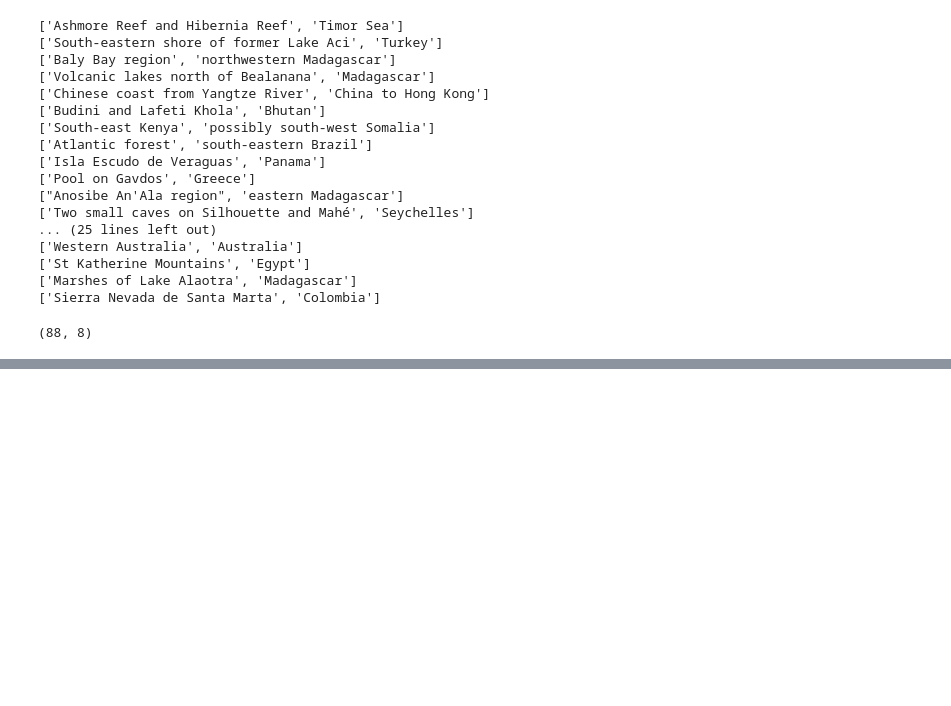
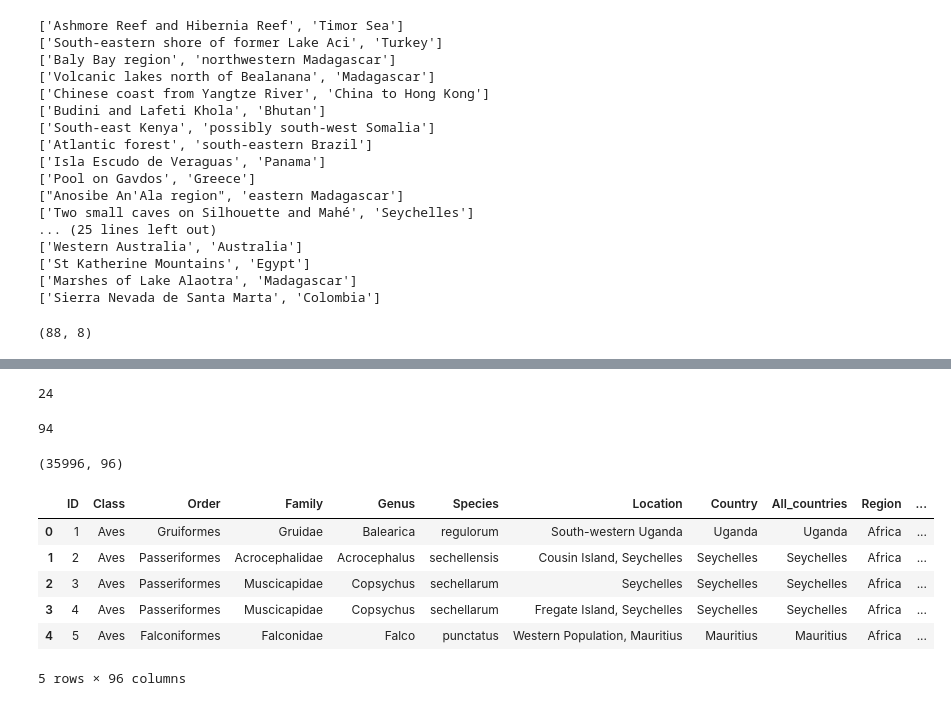
Before and after one commit to AbdelrahmanBekhit/EndangeredAnimal, a Jupyter notebook: endangeredSpecies.ipynb, the cells around one changed output, grey strips where cells are left out. Cells and saved outputs as stored; diff of their text form; code cells hidden in the pictures; blank space fills up the shorter version.

```diff
--- a/endangeredSpecies.ipynb
+++ b/endangeredSpecies.ipynb
@@ -175,0 +208,3 @@ IndexError: list index out of range
+# %%
+#drop irrelevant columns like citation, data provider, etc
+df2 = trainingSet.drop(columns=['Binomial','Replicate','Included in LPR2024','Citation', 'Unnamed: 102'])
@@ -175,0 +231,2 @@ IndexError: list index out of range
+# %%
+df2 = df2.drop(columns=['Common_name', 'Subspecies'])
@@ -175,0 +255,34 @@ IndexError: list index out of range
+# %%
+#drop rows with nan values for Class
+df2 = df2.dropna(subset=['Class'])
+
+df2.shape
+
+#find column range for years 1950 to 2020
+df2.columns.get_loc('1950')
+# %% [output]
+24
+# %%
+df2.columns.get_loc('2020')
+# %% [output]
+94
+# %%
+df2.shape
+# %% [output]
+(35996, 96)
+# %%
+#interprolate the missing values for columns 1950 to 2020
+df2
+df2.iloc[:, 24:95] = df2.iloc[:, 24:95].interpolate(method='linear', axis=1)
+# %%
+#index of columns for 1950 to 2020
+
+df2.head()
+# %% [output]
+|  | ID | Class | Order | Family | Genus | Species | Location | Country | All_countries | Region | ... |
+| 0 | 1 | Aves | Gruiformes | Gruidae | Balearica | regulorum | South-western Uganda | Uganda | Uganda | Africa | ... |
+| 1 | 2 | Aves | Passeriformes | Acrocephalidae | Acrocephalus | sechellensis | Cousin Island, Seychelles | Seychelles | Seychelles | Africa | ... |
+| 2 | 3 | Aves | Passeriformes | Muscicapidae | Copsychus | sechellarum | Seychelles | Seychelles | Seychelles | Africa | ... |
+| 3 | 4 | Aves | Passeriformes | Muscicapidae | Copsychus | sechellarum | Fregate Island, Seychelles | Seychelles | Seychelles | Africa | ... |
+| 4 | 5 | Aves | Falconiformes | Falconidae | Falco | punctatus | Western Population, Mauritius | Mauritius | Mauritius | Africa | ... |
+5 rows × 96 columns
```
Also changed, not shown: parts of 10 cells of this notebook.
